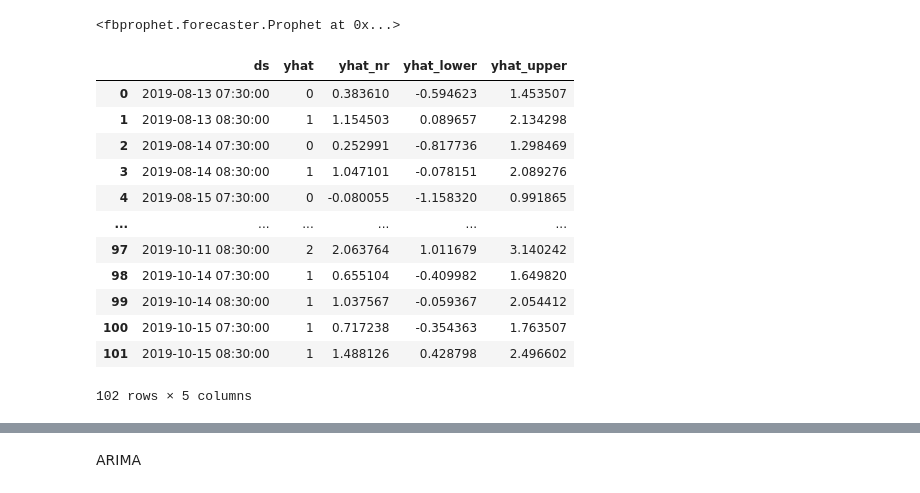
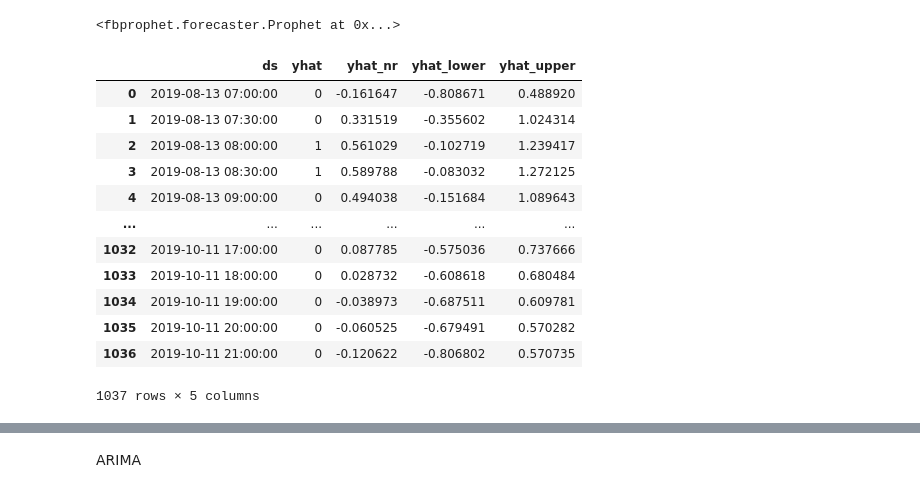
Before and after one commit to winnpm/ha-mo_data_visualization, a Jupyter notebook: Time Series Models.ipynb, the cells around one changed output, grey strips where cells are left out. Cells and saved outputs as stored; diff of their text form; code cells hidden in the pictures.

```diff
--- a/Time Series Models.ipynb
+++ b/Time Series Models.ipynb
@@ -79,6 +89,12 @@ df_train_clone
 | 276 | 2019-04-30 | 12:37:56 | NaN | NaN | CP#0V5Q7 | 12 CU Terrace | 04 Engineering | ... |
 | 277 | 2019-04-30 | 12:39:32 | NaN | NaN | CP#0V2Y4 | 12 CU Terrace | 04 Engineering | ... |
 278 rows × 9 columns
+# %%
+start = 7
+stop = 21.5
+days_forecast = 6
+# len(dict.fromkeys(df_test_clone['Date']))
+hours_multiplier = 15
 # %%
 df_od = df_od.reset_index()
 df_od
@@ -227,6 +246,6 @@ test
 # %%
 df_train_clone2 = create_timestamp(df_train_clone2, True)
-train_framed2 = create_window(df_train_clone2)
+train_framed2 = create_window(df_train_clone2, True)
 train2, backup_train2 = group_by_time(train_framed2)
 train2 = fill_missing(train2, df_train_clone2, True)
 train2
@@ -305,45 +324,43 @@ logging.getLogger().setLevel(logging.ERROR)
 # df_prophet['cap'] = 10
 # df_prophet['floor'] = 0
 # m = Prophet(growth='logistic', changepoint_prior_scale=0.1)
-m = Prophet(changepoint_prior_scale=0.1)
+m = Prophet(changepoint_prior_scale=0.2)
 m.fit(df_prophet)
 # %% [output]
 INFO:fbprophet:Disabling yearly seasonality. Run prophet with yearly_seasonality=True to override this.
 <fbprophet.forecaster.Prophet at 0x...>
 # %%
-future = m.make_future_dataframe(periods=600, freq='H')
+future = m.make_future_dataframe(periods=552, freq='H')
 # future['cap'] = 10
 # future['floor'] = 0
 future = future[(future['ds'].dt.hour >= start) & (future['ds'].dt.hour < stop)]
 future = future[future['ds'].dt.dayofweek < 5]
 forecast = m.predict(future)
 yhat_round = []
 for each in forecast['yhat']:
     if (each < 0):
         each = 0
-#     elif (each >= 1 and each <= 1.3):
-#         each = 1
     elif (((each*10)%10) > 5):
         each = math.ceil(each)
     else:
         each = math.floor(each)
     yhat_round.append(each)
 # forecast['yhat_round'] = yhat_round
 # forecast[['ds', 'yhat_round', 'yhat', 'yhat_lower', 'yhat_upper']]
 forecast['yhat_nr'] = forecast['yhat']
 forecast['yhat'] = yhat_round
 forecast[['ds', 'yhat', 'yhat_nr', 'yhat_lower', 'yhat_upper']]
 # %% [output]
 |  | ds | yhat | yhat_nr | yhat_lower | yhat_upper |
-| 0 | 2019-08-13 07:30:00 | 0 | 0.383610 | -0.594623 | 1.453507 |
-| 1 | 2019-08-13 08:30:00 | 1 | 1.154503 | 0.089657 | 2.134298 |
-| 2 | 2019-08-14 07:30:00 | 0 | 0.252991 | -0.817736 | 1.298469 |
-| 3 | 2019-08-14 08:30:00 | 1 | 1.047101 | -0.078151 | 2.089276 |
-| 4 | 2019-08-15 07:30:00 | 0 | -0.080055 | -1.158320 | 0.991865 |
+| 0 | 2019-08-13 07:00:00 | 0 | -0.161647 | -0.808671 | 0.488920 |
+| 1 | 2019-08-13 07:30:00 | 0 | 0.331519 | -0.355602 | 1.024314 |
+| 2 | 2019-08-13 08:00:00 | 1 | 0.561029 | -0.102719 | 1.239417 |
+| 3 | 2019-08-13 08:30:00 | 1 | 0.589788 | -0.083032 | 1.272125 |
+| 4 | 2019-08-13 09:00:00 | 0 | 0.494038 | -0.151684 | 1.089643 |
 | ... | ... | ... | ... | ... | ... |
-| 97 | 2019-10-11 08:30:00 | 2 | 2.063764 | 1.011679 | 3.140242 |
-| 98 | 2019-10-14 07:30:00 | 1 | 0.655104 | -0.409982 | 1.649820 |
-| 99 | 2019-10-14 08:30:00 | 1 | 1.037567 | -0.059367 | 2.054412 |
-| 100 | 2019-10-15 07:30:00 | 1 | 0.717238 | -0.354363 | 1.763507 |
-| 101 | 2019-10-15 08:30:00 | 1 | 1.488126 | 0.428798 | 2.496602 |
+| 1032 | 2019-10-11 17:00:00 | 0 | 0.087785 | -0.575036 | 0.737666 |
+| 1033 | 2019-10-11 18:00:00 | 0 | 0.028732 | -0.608618 | 0.680484 |
+| 1034 | 2019-10-11 19:00:00 | 0 | -0.038973 | -0.687511 | 0.609781 |
+| 1035 | 2019-10-11 20:00:00 | 0 | -0.060525 | -0.679491 | 0.570282 |
+| 1036 | 2019-10-11 21:00:00 | 0 | -0.120622 | -0.806802 | 0.570735 |
-102 rows × 5 columns
+1037 rows × 5 columns
```
Also changed, not shown: parts of 15 cells of this notebook.
